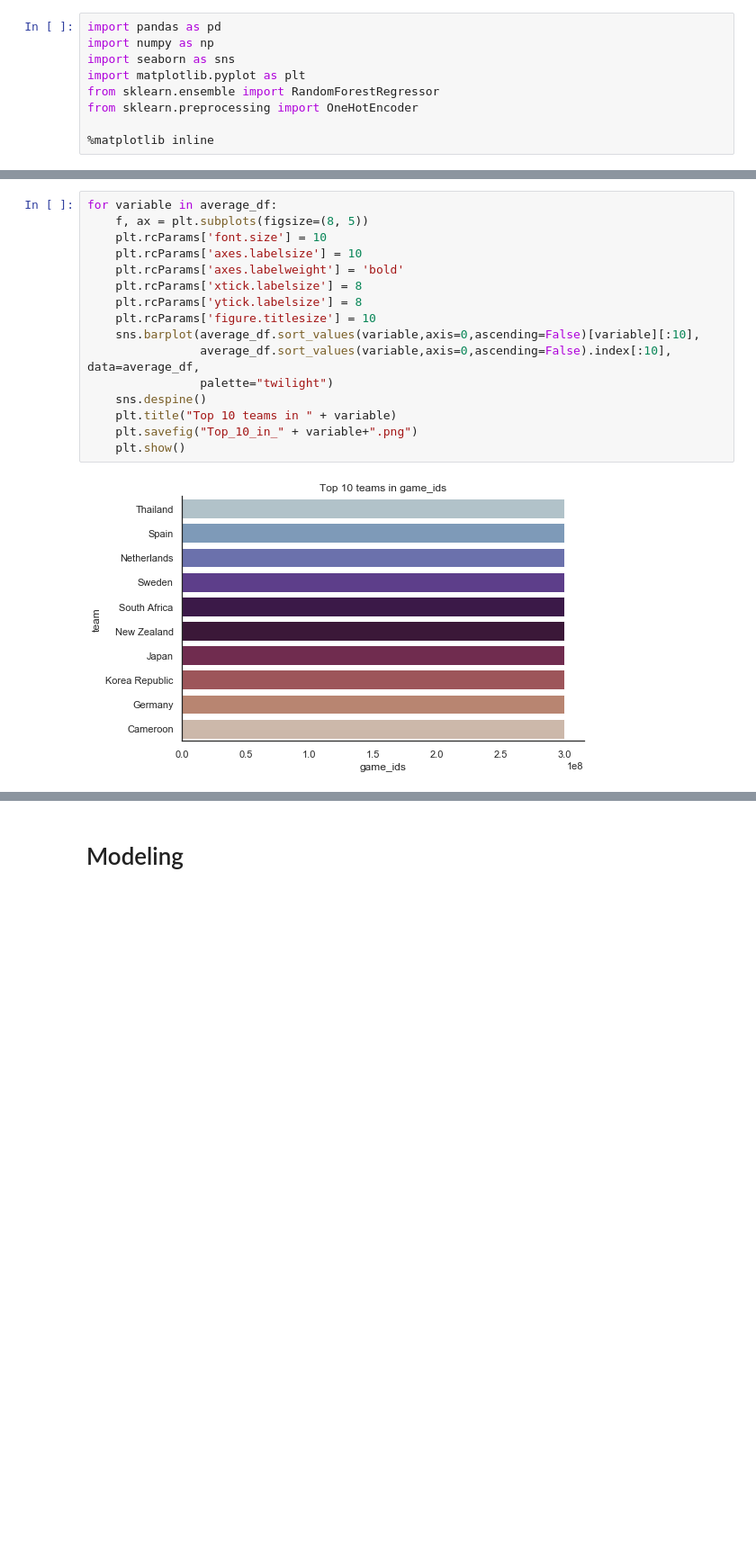
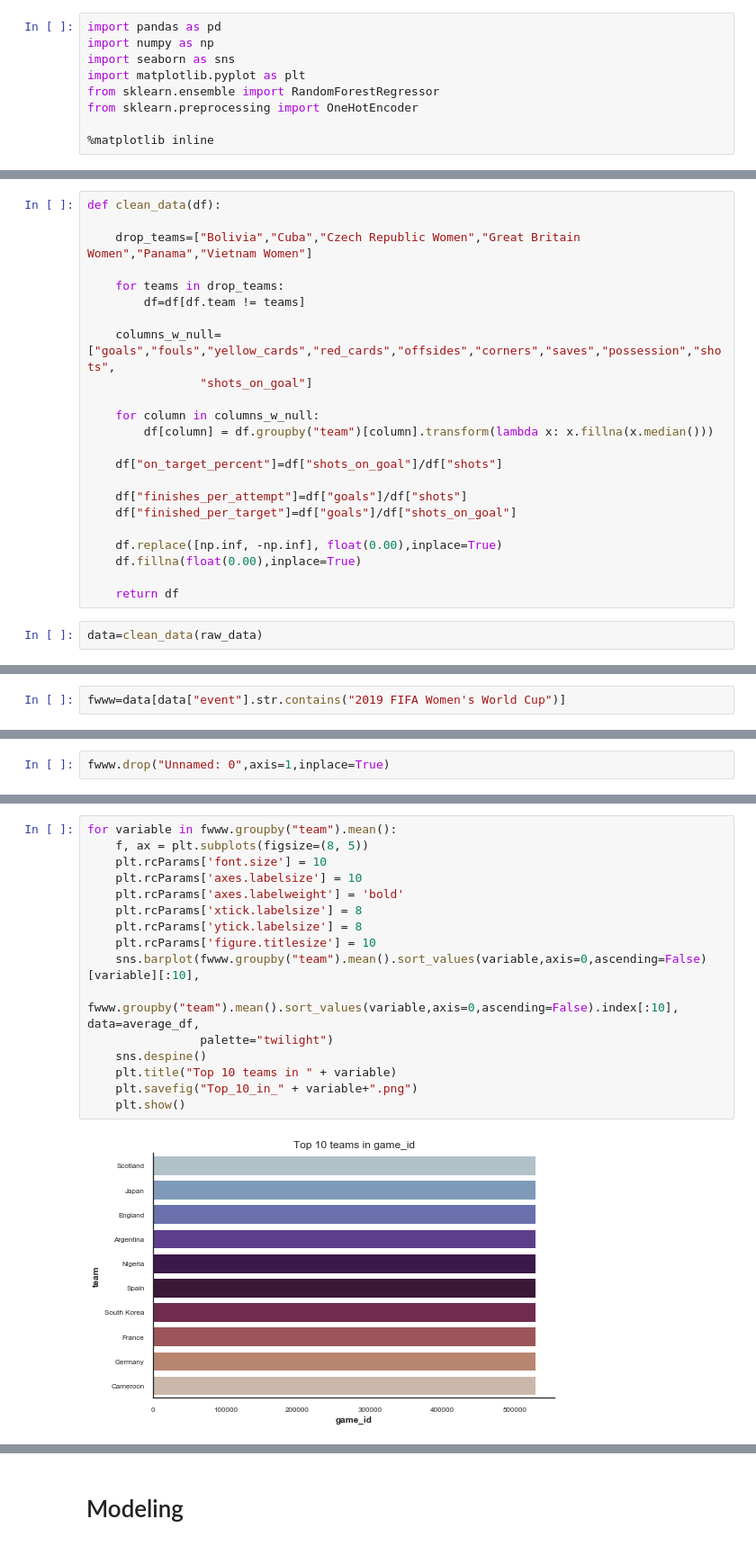
Before and after one commit to Jbrancazio/fwwc_predictor, a Jupyter notebook: FWWC_Predictor.ipynb, the cells around one changed output, grey strips where cells are left out. Shown: that part at 90% size. Saved outputs shown, nothing was run; the diff lists cells and outputs as text; blank space fills up the shorter version.

```diff
--- a/FWWC_Predictor.ipynb
+++ b/FWWC_Predictor.ipynb
@@ -94,0 +74,25 @@ sns.scatterplot(average_df["ball_possession"],average_df["goal"])
+# %%
+def clean_data(df):
+
+    drop_teams=["Bolivia","Cuba","Czech Republic Women","Great Britain Women","Panama","Vietnam Women"]
+
+    for teams in drop_teams:
+        df=df[df.team != teams]
+
+    columns_w_null=["goals","fouls","yellow_cards","red_cards","offsides","corners","saves","possession","shots",
+                "shots_on_goal"]
+
+    for column in columns_w_null:
+        df[column] = df.groupby("team")[column].transform(lambda x: x.fillna(x.median()))
+
+    df["on_target_percent"]=df["shots_on_goal"]/df["shots"]
+
+    df["finishes_per_attempt"]=df["goals"]/df["shots"]
+    df["finished_per_target"]=df["goals"]/df["shots_on_goal"]
+
+    df.replace([np.inf, -np.inf], float(0.00),inplace=True)
+    df.fillna(float(0.00),inplace=True)
+
+    return df
+# %%
+data=clean_data(raw_data)
@@ -142,0 +158,2 @@ average_df.sort_values(by="ball_possession",axis=0)
+# %%
+fwww=data[data["event"].str.contains("2019 FIFA Women's World Cup")]
@@ -142,0 +180,2 @@ average_df.sort_values(by="ball_possession",axis=0)
+# %%
+fwww.drop("Unnamed: 0",axis=1,inplace=True)
@@ -147,20 +190,20 @@ percents=('ball_possession',
  'finishes_per_attempt',
  'finished_per_target')
 # %%
-for variable in average_df:
+for variable in fwww.groupby("team").mean():
     f, ax = plt.subplots(figsize=(8, 5))
     plt.rcParams['font.size'] = 10
     plt.rcParams['axes.labelsize'] = 10
     plt.rcParams['axes.labelweight'] = 'bold'
     plt.rcParams['xtick.labelsize'] = 8
     plt.rcParams['ytick.labelsize'] = 8
     plt.rcParams['figure.titlesize'] = 10
-    sns.barplot(average_df.sort_values(variable,axis=0,ascending=False)[variable][:10],
-                average_df.sort_values(variable,axis=0,ascending=False).index[:10], data=average_df,
+    sns.barplot(fwww.groupby("team").mean().sort_values(variable,axis=0,ascending=False)[variable][:10],
+                fwww.groupby("team").mean().sort_values(variable,axis=0,ascending=False).index[:10], data=average_df,
                 palette="twilight")
     sns.despine()
     plt.title("Top 10 teams in " + variable)
     plt.savefig("Top_10_in_" + variable+".png")
     plt.show()
 # %% [output]
-[figure, old version]
+[figure, new version]
```
Also changed, not shown: parts of 32 cells of this notebook, 2 other files.
